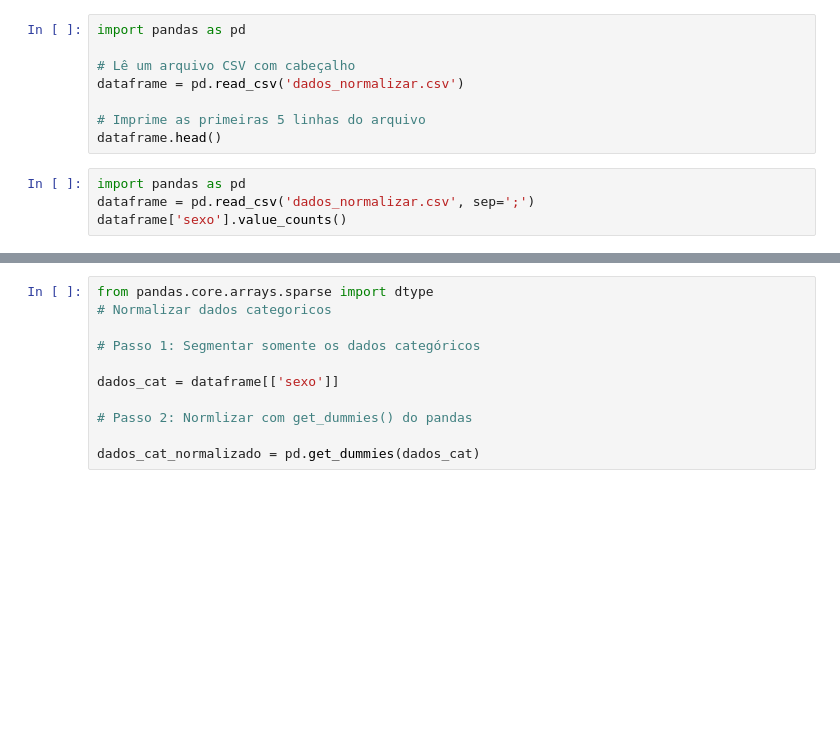
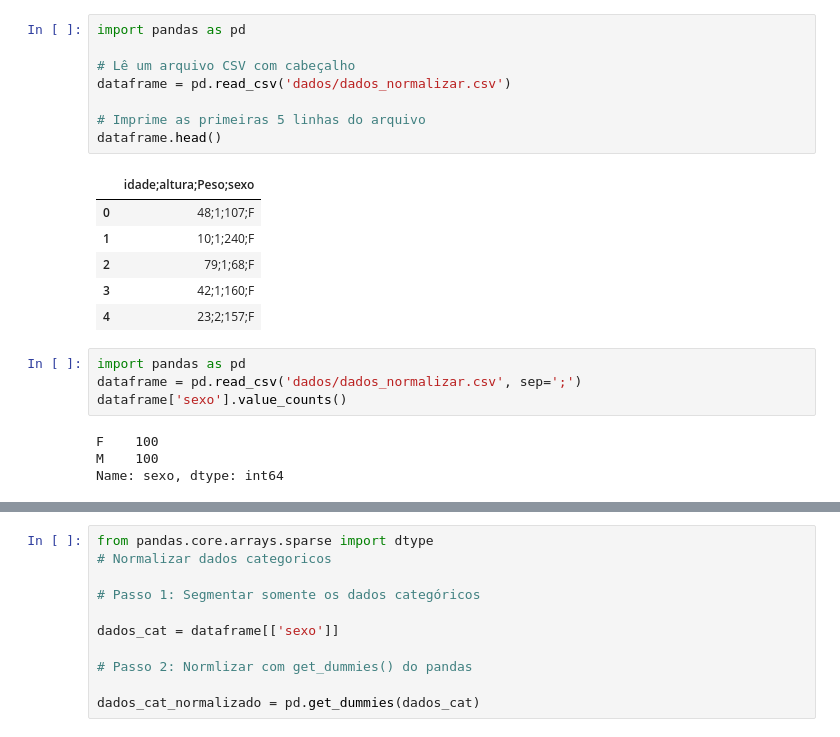
Before and after one commit to Santiann/Clusters, a Jupyter notebook: Inteligência_Aula_28_02.ipynb, the cells around one changed output, grey strips where cells are left out. Drawn from its saved outputs; the diff is of its cells as text; blank space fills up the shorter version.

```diff
--- a/Inteligência_Aula_28_02.ipynb
+++ b/Inteligência_Aula_28_02.ipynb
@@ -21,15 +39,26 @@
 # %%
 import pandas as pd
 
 # Lê um arquivo CSV com cabeçalho
-dataframe = pd.read_csv('dados_normalizar.csv')
+dataframe = pd.read_csv('dados/dados_normalizar.csv')
 
 # Imprime as primeiras 5 linhas do arquivo
 dataframe.head()
+# %% [output]
+|  | idade;altura;Peso;sexo |
+| 0 | 48;1;107;F |
+| 1 | 10;1;240;F |
+| 2 | 79;1;68;F |
+| 3 | 42;1;160;F |
+| 4 | 23;2;157;F |
 # %%
 import pandas as pd
-dataframe = pd.read_csv('dados_normalizar.csv', sep=';')
+dataframe = pd.read_csv('dados/dados_normalizar.csv', sep=';')
 dataframe['sexo'].value_counts()
+# %% [output]
+F    100
+M    100
+Name: sexo, dtype: int64
 # %%
 # Normalizar os atributos numéricos
 dataframe['New columns'] = 0 # Criação da new column
```
Also changed, not shown: parts of 11 cells of this notebook, 5 other files.
